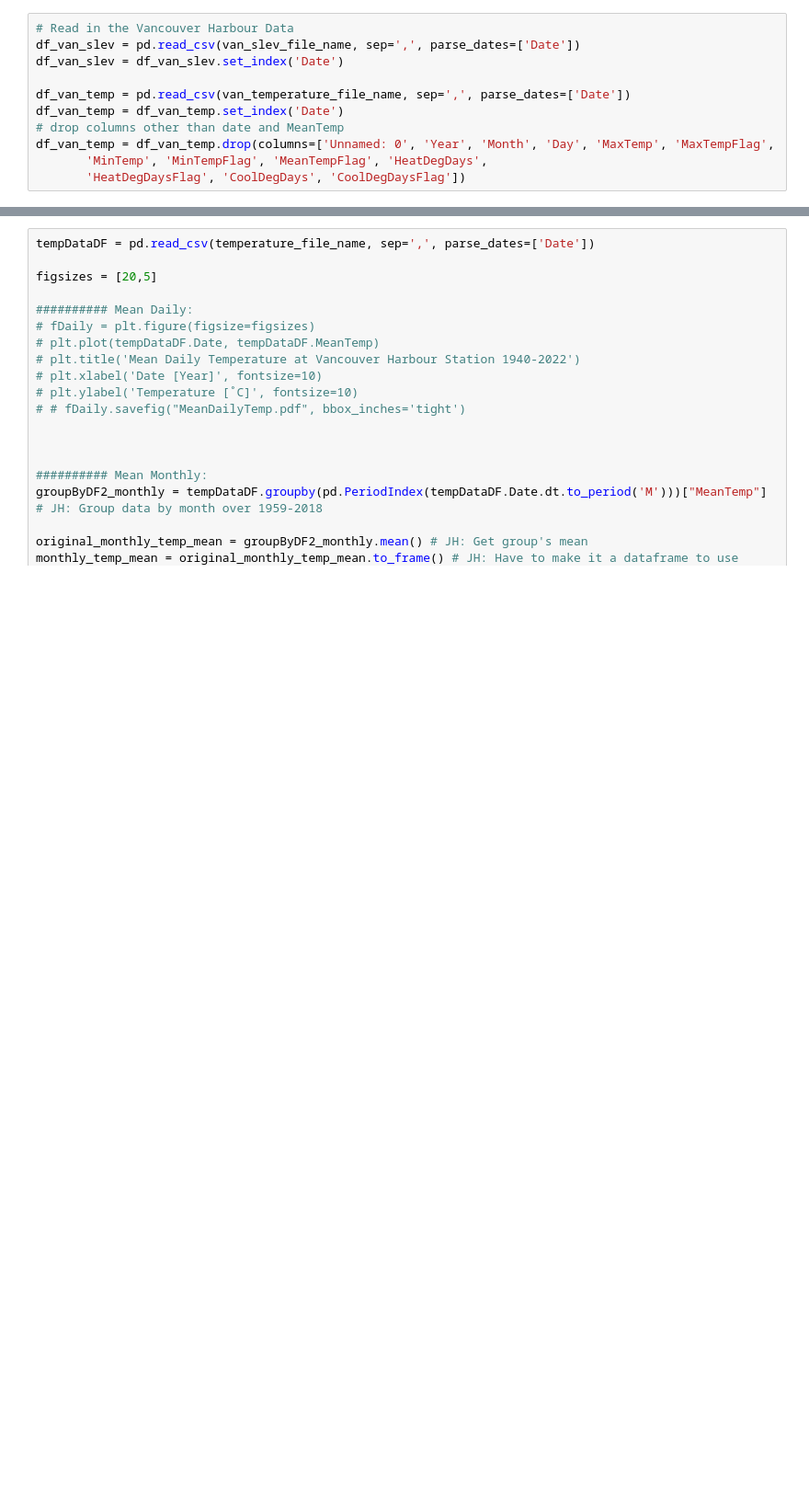
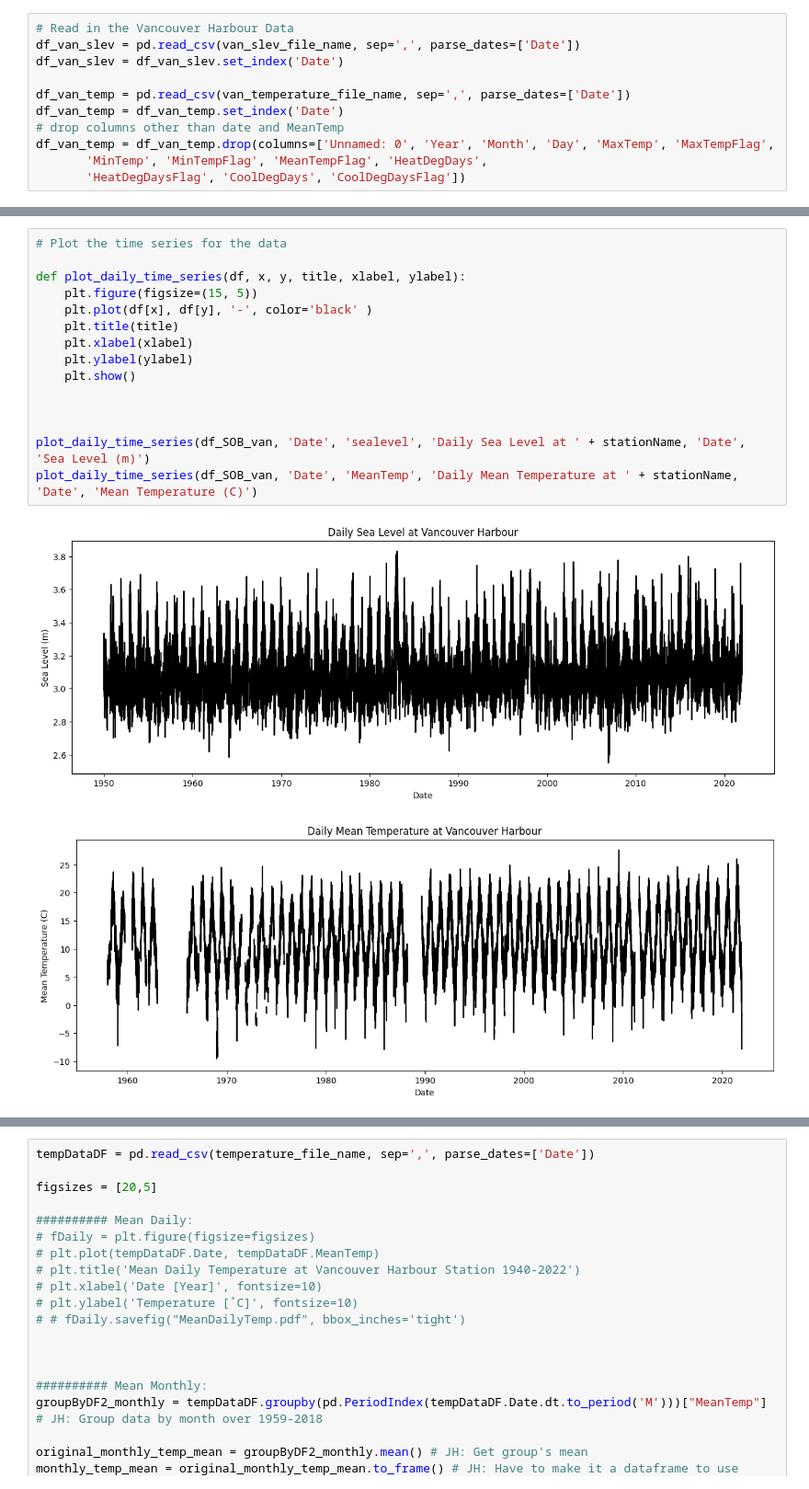
Before and after one commit to Mourud/sea-level-temp-data-analysis, a Jupyter notebook: Final_Project.ipynb, the cells around one changed output, grey strips where cells are left out. Shown at 92% size. Drawn from its saved outputs; the diff is of its cells as text; blank space fills up the shorter version.

Commit message:
added a plot daily function

```diff
--- a/Final_Project.ipynb
+++ b/Final_Project.ipynb
@@ -48 +55,19 @@ df_SOB_tofino = df_SOB_tofino.merge(df_van_temp, how='left', on='Date')
+# %%
+# Plot the time series for the data
+
+def plot_daily_time_series(df, x, y, title, xlabel, ylabel):
+    plt.figure(figsize=(15, 5))
+    plt.plot(df[x], df[y], '-', color='black' )
+    plt.title(title)
+    plt.xlabel(xlabel)
+    plt.ylabel(ylabel)
+    plt.show()
+
+
+
+plot_daily_time_series(df_SOB_van, 'Date', 'sealevel', 'Daily Sea Level at ' + stationName, 'Date', 'Sea Level (m)')
+plot_daily_time_series(df_SOB_van, 'Date', 'MeanTemp', 'Daily Mean Temperature at ' + stationName, 'Date', 'Mean Temperature (C)')
+# %% [output]
+[figure, added]
+[figure, added]
 # %%
```
Also changed, not shown: parts of 2 cells of this notebook.
